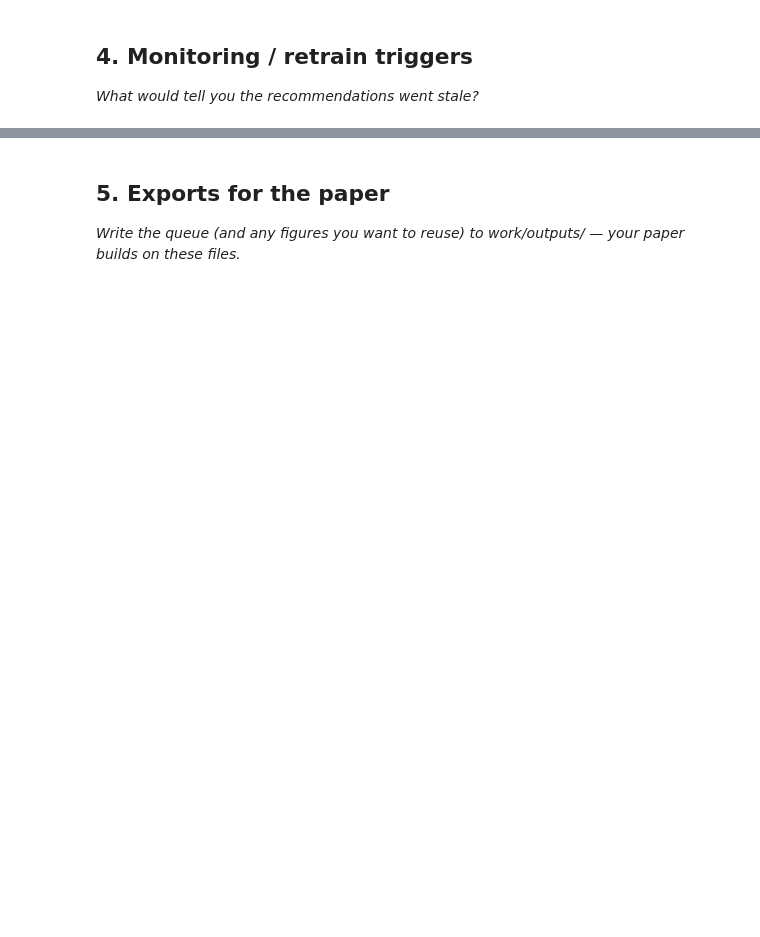
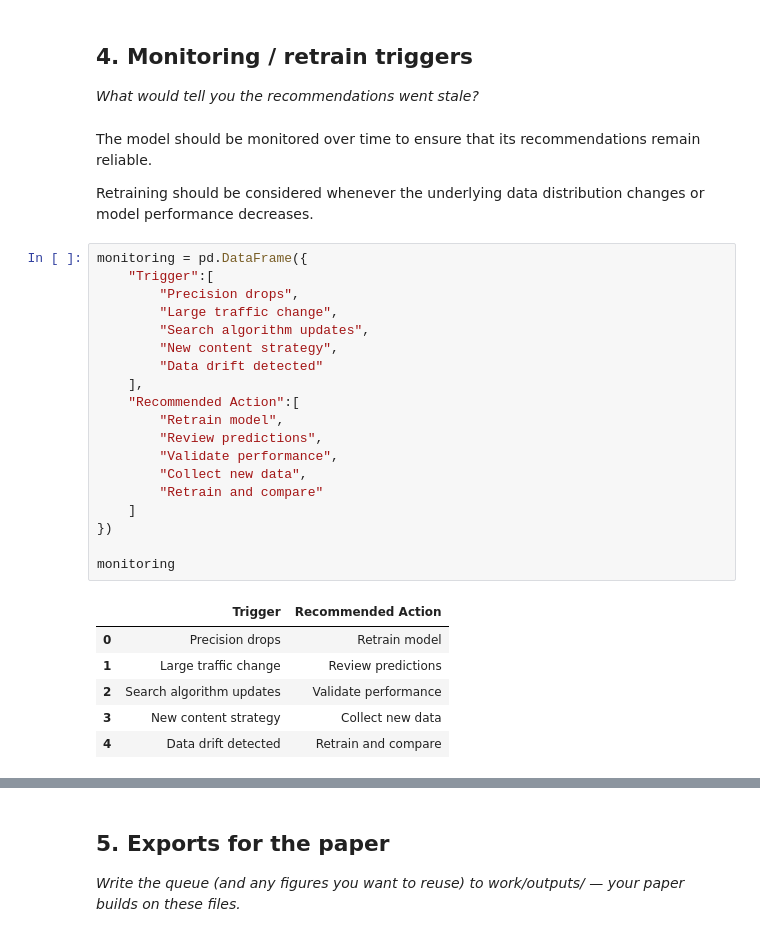
Before and after one commit to fmarryam70-ux/flyrank-ml-internship, a Jupyter notebook: work/notebooks/w07_action_playbook.ipynb, the cells around one changed output, grey strips where cells are left out. Cells and saved outputs as stored; diff of their text form; blank space fills up the shorter version.

```diff
--- a/work/notebooks/w07_action_playbook.ipynb
+++ b/work/notebooks/w07_action_playbook.ipynb
@@ -22,3 +119,35 @@ This skeleton is yours to fill. Work the sections **in order** — each one has
 ## 4. Monitoring / retrain triggers
 
 *What would tell you the recommendations went stale?*
+# %% [markdown]
+
+
+The model should be monitored over time to ensure that its recommendations remain reliable.
+
+Retraining should be considered whenever the underlying data distribution changes or model performance decreases.
+# %%
+monitoring = pd.DataFrame({
+    "Trigger":[
+        "Precision drops",
+        "Large traffic change",
+        "Search algorithm updates",
+        "New content strategy",
+        "Data drift detected"
+    ],
+    "Recommended Action":[
+        "Retrain model",
+        "Review predictions",
+        "Validate performance",
+        "Collect new data",
+        "Retrain and compare"
+    ]
+})
+
+monitoring
+# %% [output]
+|  | Trigger | Recommended Action |
+| 0 | Precision drops | Retrain model |
+| 1 | Large traffic change | Review predictions |
+| 2 | Search algorithm updates | Validate performance |
+| 3 | New content strategy | Collect new data |
+| 4 | Data drift detected | Retrain and compare |
```
Also changed, not shown: parts of 9 cells of this notebook.
